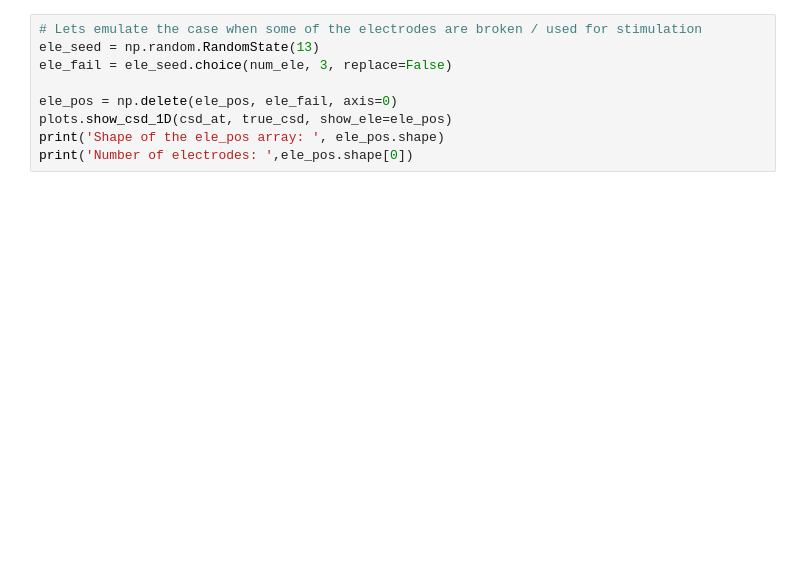
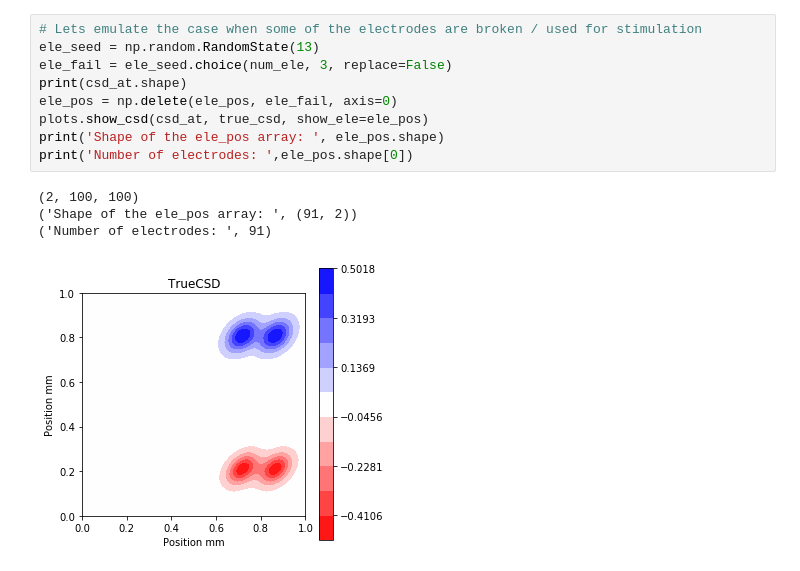
Before and after one commit to Neuroinflab/kCSD-python, a Jupyter notebook: tutorial_kcsd.ipynb, the cells around one changed output. Saved outputs shown, nothing was run; the diff lists cells and outputs as text; blank space fills up the shorter version.

```diff
--- a/tutorial_kcsd.ipynb
+++ b/tutorial_kcsd.ipynb
@@ -30,12 +49,17 @@ print('Number of electrodes: ',ele_pos.shape[0])
 # %%
 # Lets emulate the case when some of the electrodes are broken / used for stimulation
 ele_seed = np.random.RandomState(13)
 ele_fail = ele_seed.choice(num_ele, 3, replace=False)
-
+print(csd_at.shape)
 ele_pos = np.delete(ele_pos, ele_fail, axis=0)
-plots.show_csd_1D(csd_at, true_csd, show_ele=ele_pos)
+plots.show_csd(csd_at, true_csd, show_ele=ele_pos)
 print('Shape of the ele_pos array: ', ele_pos.shape)
 print('Number of electrodes: ',ele_pos.shape[0])
+# %% [output]
+(2, 100, 100)
+('Shape of the ele_pos array: ', (91, 2))
+('Number of electrodes: ', 91)
+[figure, added]
 # %%
 # Lets compute the potential recorded by these electrodes due to the CSD
 r = 10.
```
Also changed, not shown: parts of 8 cells of this notebook, 3 other files.
